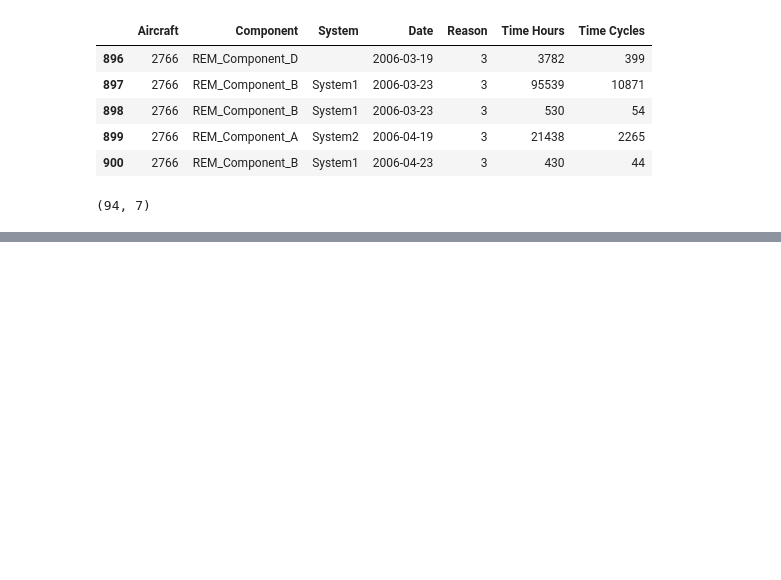
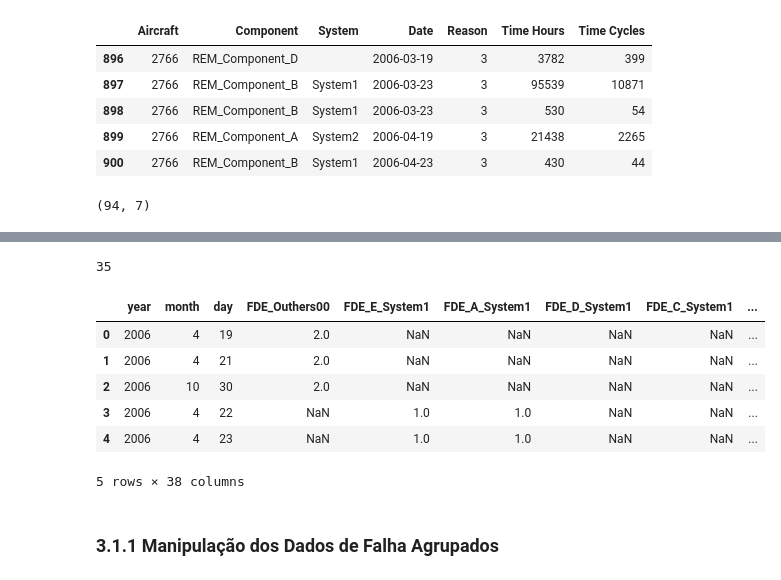
Before and after one commit to marcellyhc/CAP---394-Introdution-to-Data-Science, a Jupyter notebook: v01_TrabalhoFinal_DataScience.ipynb, the cells around one changed output, grey strips where cells are left out. Drawn from its saved outputs; the diff is of its cells as text; code cells hidden in the pictures; blank space fills up the shorter version.

```diff
--- a/v01_TrabalhoFinal_DataScience.ipynb
+++ b/v01_TrabalhoFinal_DataScience.ipynb
@@ -263,0 +290,4 @@ df_dataRemoval_airSelec.shape
+# %%
+# Identificar todas as 'Fault Text' (FDE) existentes para o aircraft selecionado
+
+array_FDE_airSelec = np.array(df_dataFailure_airSelec['Fault Text'].unique())
@@ -263,0 +309,50 @@ df_dataRemoval_airSelec.shape
+# %%
+# Excluir os itens NaN do array
+
+array_FDE_airSelec = array_FDE_airSelec[~pd.isnull(array_FDE_airSelec)]  # 1D array with NaNs removed
+# %%
+# Determinar a quantidade de "Fault Text" (FDE) para o tail selecionado
+
+len(array_FDE_airSelec)
+# %% [output]
+35
+# %%
+# Realizar o merge do dataframe (agrupamento por data)
+
+arrayY = []
+
+df_dataFailure_airSelec_result = pd.DataFrame(columns= ['year', 'month', 'day'])
+
+
+# aux é o Fault Text corrente
+for aux in array_FDE_airSelec:
+
+    # Cria um dataframe para um Fault Text corrente
+    dfMsg = pd.DataFrame(df_dataFailure_airSelec[df_dataFailure_airSelec['Fault Text'] == aux])
+
+    # Contar as Fault Text por dia para o aircraft selecionado
+    arrayY = dfMsg.groupby([dfMsg['Date'].dt.year.rename('year'),
+                            dfMsg['Date'].dt.month.rename('month'),
+                            dfMsg['Date'].dt.day.rename('day')]).count()['Fault Text']
+
+    # Transformar os objetos do groupby para dataframe (depois possibilita fazer o merge).
+    arrayY = arrayY.to_frame().reset_index()
+
+    arrayY.columns = ['year', 'month', 'day', aux]
+
+    # Utilizar o método "outer" (apropriado para acrescentar colunas e manter os índices compostos de dia-mes-ano).
+    df_dataFailure_airSelec_result = pd.merge(df_dataFailure_airSelec_result, arrayY, how='outer', on=['year','month','day'])
+# %%
+# Exibir o cabeçalho do dataframe (resultado da junção do agrupamento de todas as FDE).
+
+df_dataFailure_airSelec_result.head()
+# %% [output]
+|  | year | month | day | FDE_Outhers00 | FDE_E_System1 | FDE_A_System1 | FDE_D_System1 | FDE_C_System1 | ... |
+| 0 | 2006 | 4 | 19 | 2.0 | NaN | NaN | NaN | NaN | ... |
+| 1 | 2006 | 4 | 21 | 2.0 | NaN | NaN | NaN | NaN | ... |
+| 2 | 2006 | 10 | 30 | 2.0 | NaN | NaN | NaN | NaN | ... |
+| 3 | 2006 | 4 | 22 | NaN | 1.0 | 1.0 | NaN | NaN | ... |
+| 4 | 2006 | 4 | 23 | NaN | 1.0 | 1.0 | NaN | NaN | ... |
+5 rows × 38 columns
+# %% [markdown]
+### 3.1.1 Manipulação dos Dados de Falha Agrupados
```
Also changed, not shown: parts of 15 cells of this notebook.
